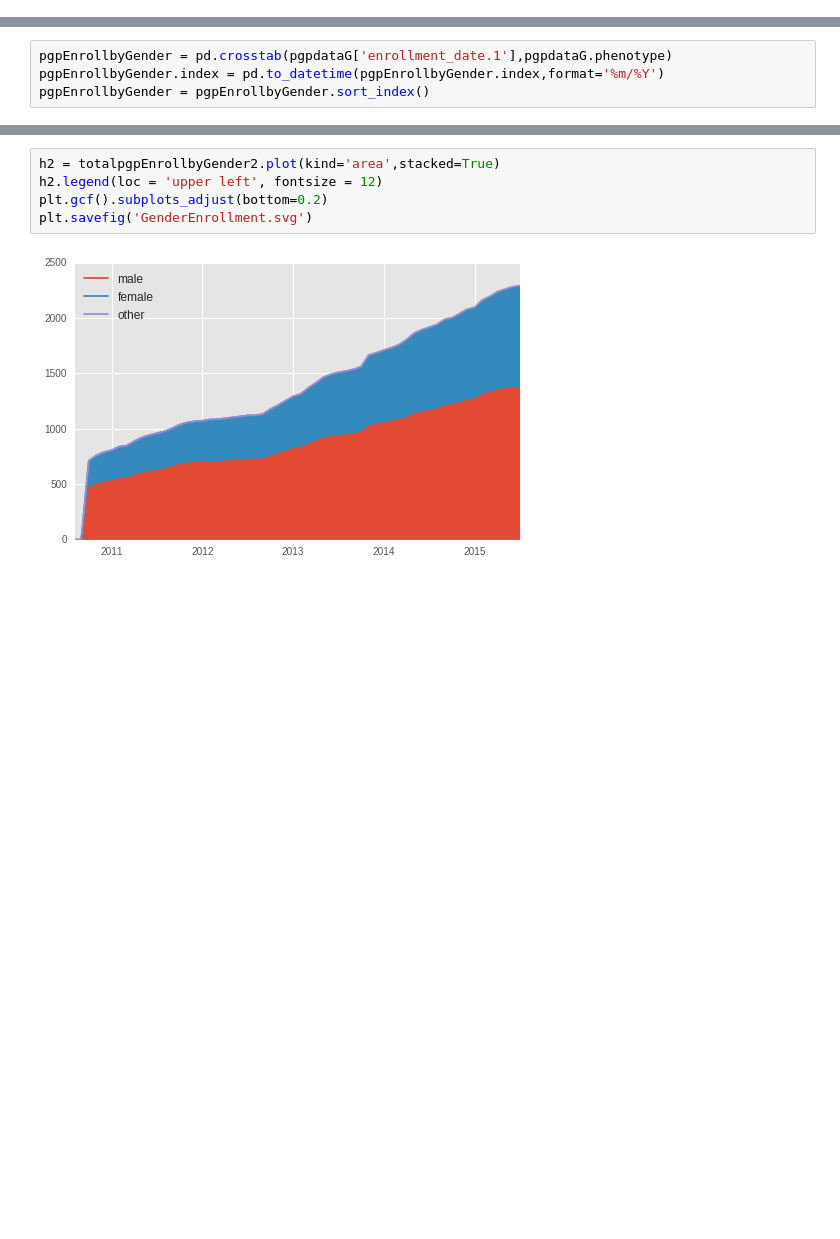
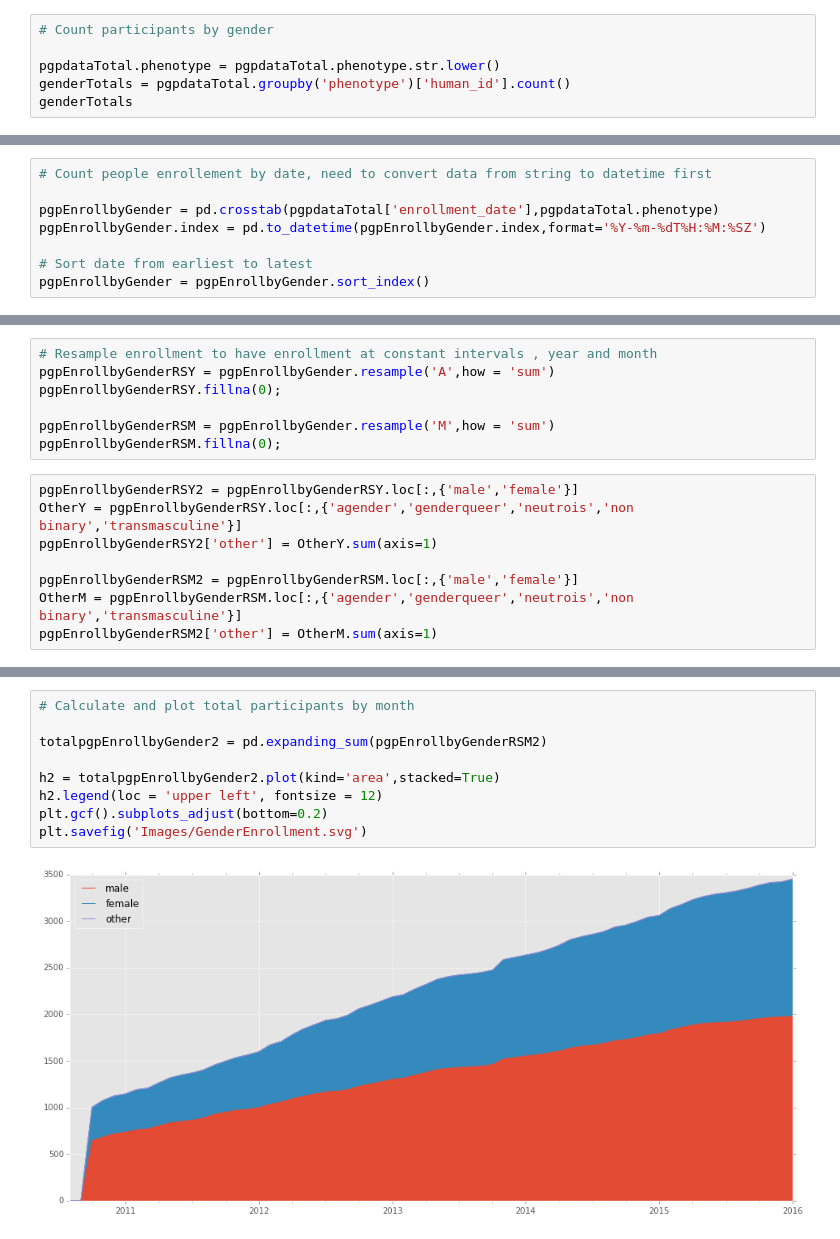
Before and after one commit to swzCuroverse/PGPGraphics, a Jupyter notebook: PGP-Gender.ipynb, the cells around one changed output, grey strips where cells are left out. Saved outputs shown, nothing was run; the diff lists cells and outputs as text; blank space fills up the shorter version.

```diff
--- a/PGP-Gender.ipynb
+++ b/PGP-Gender.ipynb
@@ -21,0 +44,6 @@ pgpEnrollbyGenderT = pd.crosstab(pgpdataG['enrollment_date.1'],pgpdataG.phenotyp
+# %%
+# Count participants by gender
+
+pgpdataTotal.phenotype = pgpdataTotal.phenotype.str.lower()
+genderTotals = pgpdataTotal.groupby('phenotype')['human_id'].count()
+genderTotals
@@ -22,4 +62,8 @@ pgpEnrollbyGenderT = pd.crosstab(pgpdataG['enrollment_date.1'],pgpdataG.phenotyp
 # %%
-pgpEnrollbyGender = pd.crosstab(pgpdataG['enrollment_date.1'],pgpdataG.phenotype)
-pgpEnrollbyGender.index = pd.to_datetime(pgpEnrollbyGender.index,format='%m/%Y')
+# Count people enrollement by date, need to convert data from string to datetime first
+
+pgpEnrollbyGender = pd.crosstab(pgpdataTotal['enrollment_date'],pgpdataTotal.phenotype)
+pgpEnrollbyGender.index = pd.to_datetime(pgpEnrollbyGender.index,format='%Y-%m-%dT%H:%M:%SZ')
+
+# Sort date from earliest to latest
 pgpEnrollbyGender = pgpEnrollbyGender.sort_index()
@@ -38,0 +70,15 @@ totalpgpEnrollbyGender2 = pd.expanding_sum(pgpEnrollbyGenderRS2)
+# %%
+# Resample enrollment to have enrollment at constant intervals , year and month
+pgpEnrollbyGenderRSY = pgpEnrollbyGender.resample('A',how = 'sum')
+pgpEnrollbyGenderRSY.fillna(0);
+
+pgpEnrollbyGenderRSM = pgpEnrollbyGender.resample('M',how = 'sum')
+pgpEnrollbyGenderRSM.fillna(0);
+# %%
+pgpEnrollbyGenderRSY2 = pgpEnrollbyGenderRSY.loc[:,{'male','female'}]
+OtherY = pgpEnrollbyGenderRSY.loc[:,{'agender','genderqueer','neutrois','non binary','transmasculine'}]
+pgpEnrollbyGenderRSY2['other'] = OtherY.sum(axis=1)
+
+pgpEnrollbyGenderRSM2 = pgpEnrollbyGenderRSM.loc[:,{'male','female'}]
+OtherM = pgpEnrollbyGenderRSM.loc[:,{'agender','genderqueer','neutrois','non binary','transmasculine'}]
+pgpEnrollbyGenderRSM2['other'] = OtherM.sum(axis=1)
@@ -39,7 +93,11 @@ totalpgpEnrollbyGender2 = pd.expanding_sum(pgpEnrollbyGenderRS2)
 # %%
+# Calculate and plot total participants by month
+
+totalpgpEnrollbyGender2 = pd.expanding_sum(pgpEnrollbyGenderRSM2)
+
 h2 = totalpgpEnrollbyGender2.plot(kind='area',stacked=True)
 h2.legend(loc = 'upper left', fontsize = 12)
 plt.gcf().subplots_adjust(bottom=0.2)
-plt.savefig('GenderEnrollment.svg')
+plt.savefig('Images/GenderEnrollment.svg')
 # %% [output]
-[figure, old version]
+[figure, new version]
```
Also changed, not shown: parts of 17 cells of this notebook.
